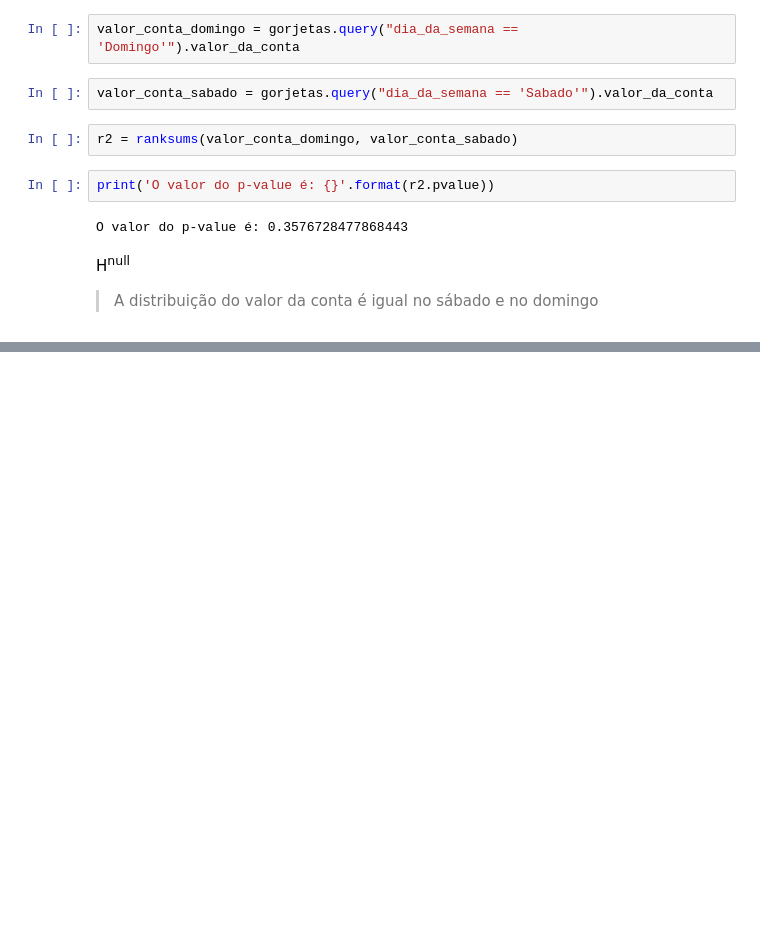
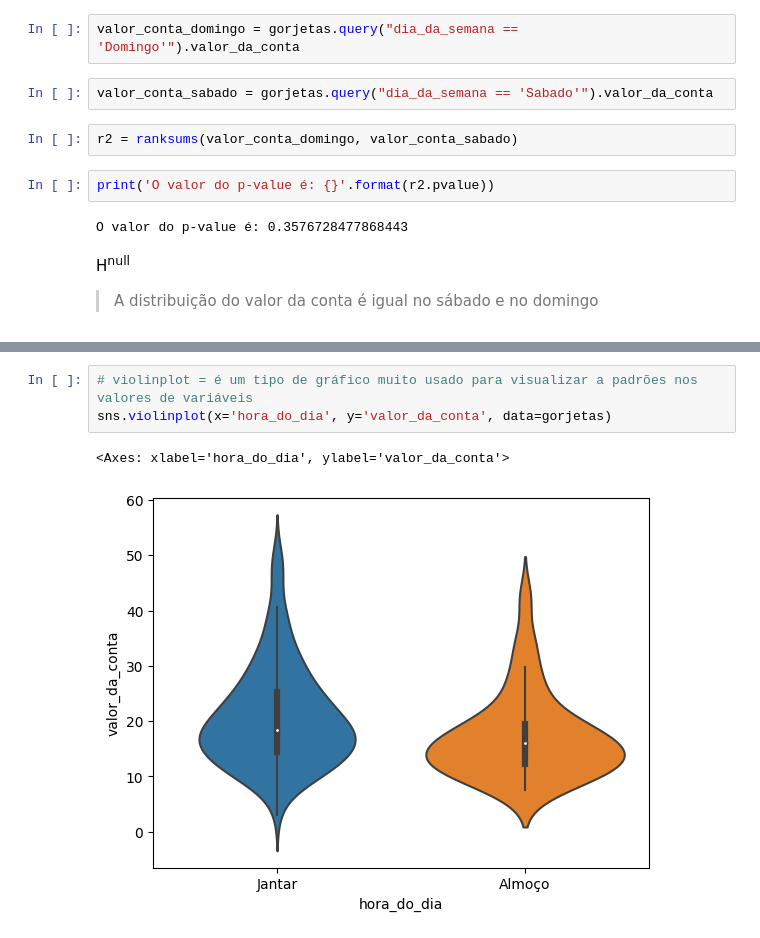
Before and after one commit to ClaudiOmatheuuss/explorando_seaborn, a Jupyter notebook: EDA_Gorjetas.ipynb, the cells around one changed output, grey strips where cells are left out. Drawn from its saved outputs; the diff is of its cells as text; blank space fills up the shorter version.

```diff
--- a/EDA_Gorjetas.ipynb
+++ b/EDA_Gorjetas.ipynb
@@ -454,0 +482,6 @@ H<sup>null</sup>
+# %%
+# violinplot = é um tipo de gráfico muito usado para visualizar a padrões nos valores de variáveis
+sns.violinplot(x='hora_do_dia', y='valor_da_conta', data=gorjetas)
+# %% [output]
+<Axes: xlabel='hora_do_dia', ylabel='valor_da_conta'>
+[figure, added]
```
Also changed, not shown: parts of 26 cells of this notebook.
